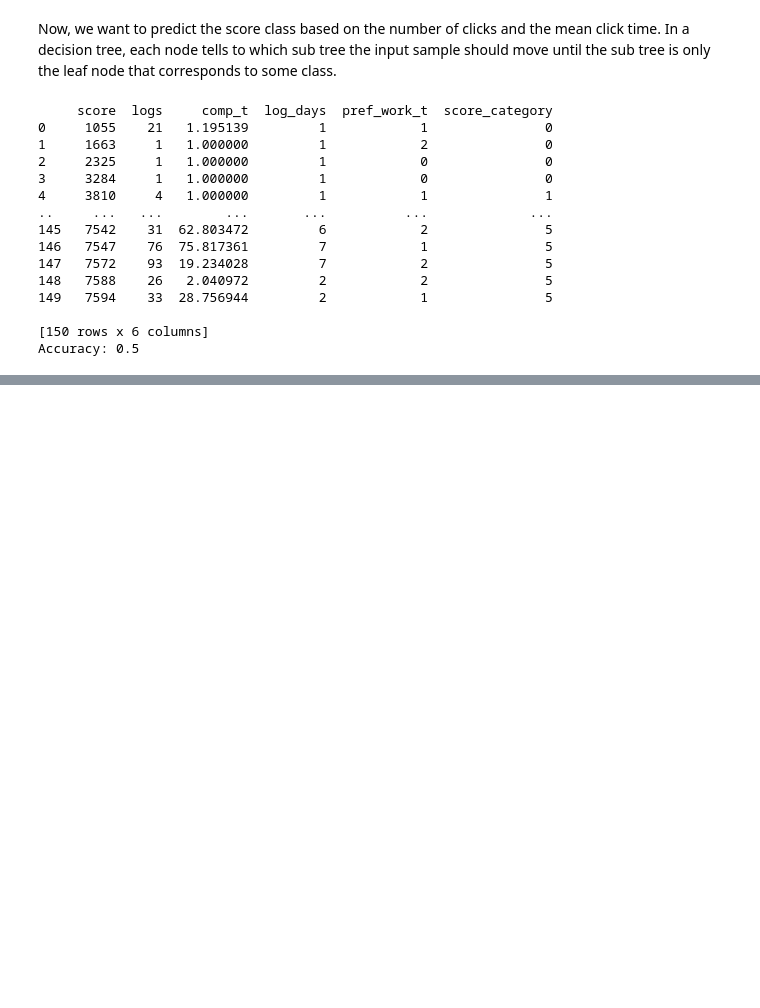
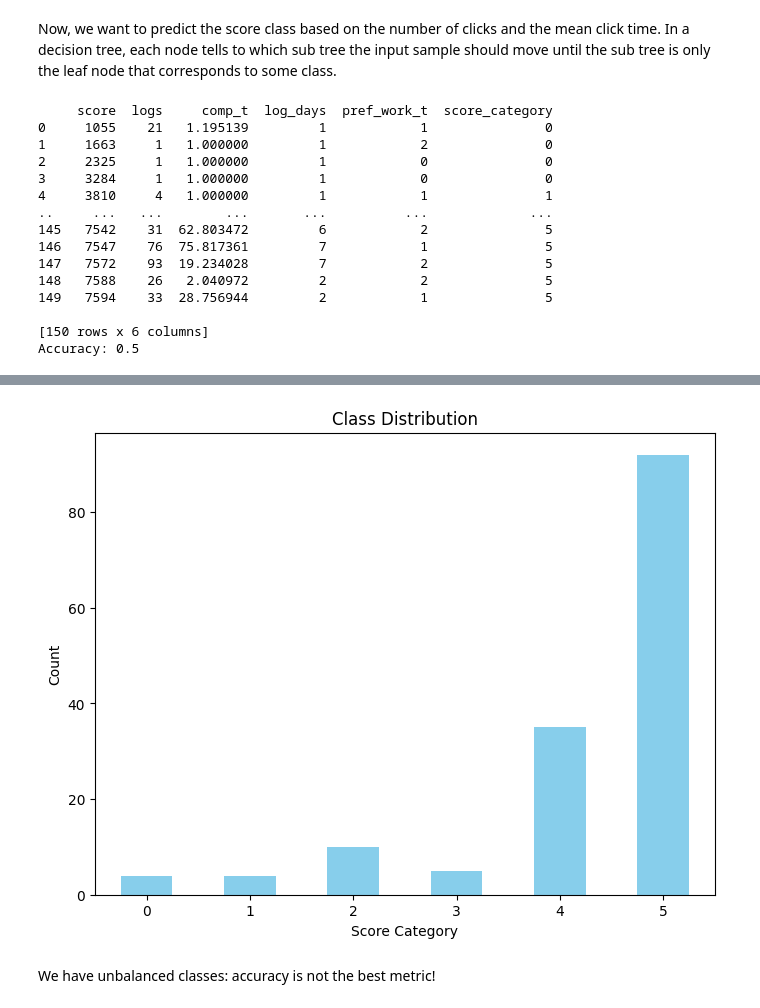
Before and after one commit to fskgiulia/JYUEF01, a Jupyter notebook: project_notebook.ipynb, the cells around one changed output, grey strips where cells are left out. Drawn from its saved outputs; the diff is of its cells as text; code cells hidden in the pictures; blank space fills up the shorter version.

```diff
--- a/project_notebook.ipynb
+++ b/project_notebook.ipynb
@@ -374,0 +451,15 @@ Image(graph.create_png())
+# %%
+# DATA PREPROCESSING
+
+# feature scaling - standardization
+
+from sklearn.preprocessing import StandardScaler
+
+def standardize_columns(df, columns):
+    scaler = StandardScaler()
+    df_std = df.copy()
+    df_std[columns] = scaler.fit_transform(df_std[columns])
+
+    return df_std
+
+df_standardized = standardize_columns(df_new, ['logs', 'comp_t', 'log_days', 'pref_work_t'])
@@ -374,0 +482,3 @@ Image(graph.create_png())
+# %%
+class_distribution=df_standardized['score_category'].value_counts().sort_index()
+print(class_distribution)
@@ -374,0 +494,15 @@ Image(graph.create_png())
+# %%
+# Class distribution
+import matplotlib.pyplot as plt
+
+plt.figure(figsize=(8, 6))
+class_distribution.plot(kind='bar', color='skyblue')
+plt.title('Class Distribution')
+plt.xlabel('Score Category')
+plt.ylabel('Count')
+plt.xticks(rotation=0)
+plt.show()
+# %% [output]
+[figure, added]
+# %% [markdown]
+We have unbalanced classes: accuracy is not the best metric!
```
Also changed, not shown: parts of 18 cells of this notebook, 1 other file.
